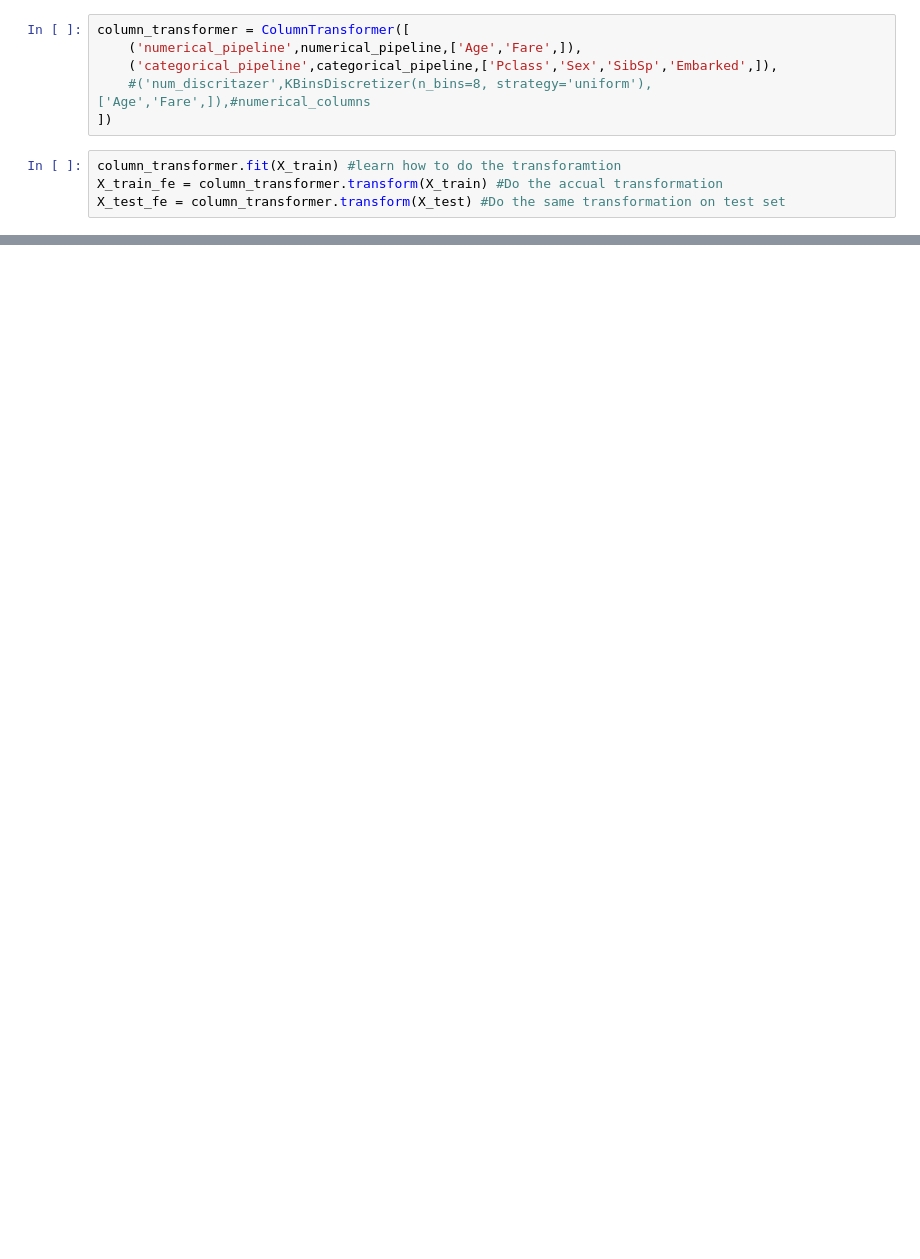
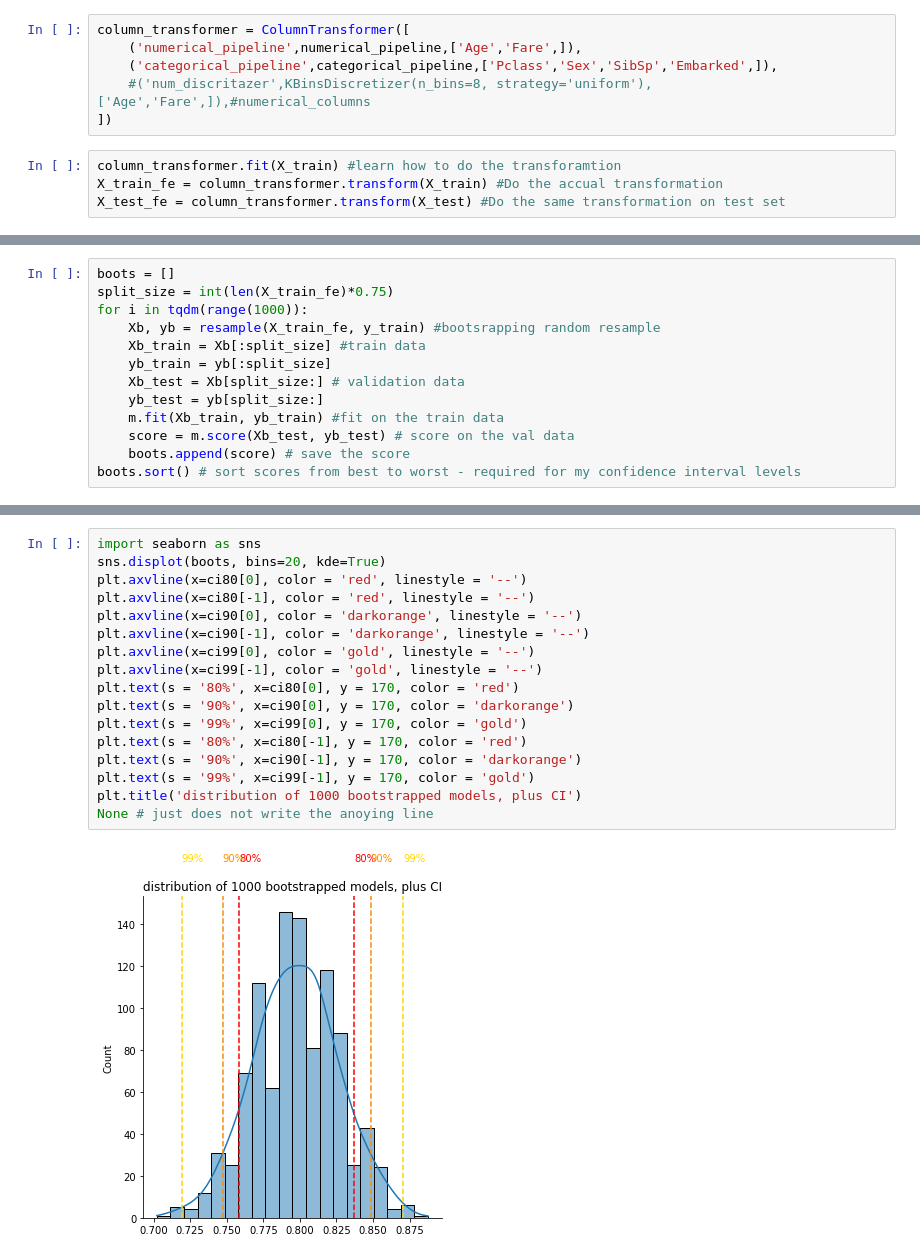
Before and after one commit to MariaDragoumi/Spiced_projects, a Jupyter notebook: workdir_maria/week02/project/project2_v2.ipynb, the cells around one changed output, grey strips where cells are left out. Cells and saved outputs as stored; diff of their text form; blank space fills up the shorter version.

```diff
--- a/workdir_maria/week02/project/project2_v2.ipynb
+++ b/workdir_maria/week02/project/project2_v2.ipynb
@@ -115,0 +108,13 @@ m.score(X_test_fe,y_test)
+# %%
+boots = []
+split_size = int(len(X_train_fe)*0.75)
+for i in tqdm(range(1000)):
+    Xb, yb = resample(X_train_fe, y_train) #bootsrapping random resample
+    Xb_train = Xb[:split_size] #train data
+    yb_train = yb[:split_size]
+    Xb_test = Xb[split_size:] # validation data
+    yb_test = yb[split_size:]
+    m.fit(Xb_train, yb_train) #fit on the train data
+    score = m.score(Xb_test, yb_test) # score on the val data
+    boots.append(score) # save the score
+boots.sort() # sort scores from best to worst - required for my confidence interval levels
@@ -115,0 +136,19 @@ m.score(X_test_fe,y_test)
+# %%
+import seaborn as sns
+sns.displot(boots, bins=20, kde=True)
+plt.axvline(x=ci80[0], color = 'red', linestyle = '--')
+plt.axvline(x=ci80[-1], color = 'red', linestyle = '--')
+plt.axvline(x=ci90[0], color = 'darkorange', linestyle = '--')
+plt.axvline(x=ci90[-1], color = 'darkorange', linestyle = '--')
+plt.axvline(x=ci99[0], color = 'gold', linestyle = '--')
+plt.axvline(x=ci99[-1], color = 'gold', linestyle = '--')
+plt.text(s = '80%', x=ci80[0], y = 170, color = 'red')
+plt.text(s = '90%', x=ci90[0], y = 170, color = 'darkorange')
+plt.text(s = '99%', x=ci99[0], y = 170, color = 'gold')
+plt.text(s = '80%', x=ci80[-1], y = 170, color = 'red')
+plt.text(s = '90%', x=ci90[-1], y = 170, color = 'darkorange')
+plt.text(s = '99%', x=ci99[-1], y = 170, color = 'gold')
+plt.title('distribution of 1000 bootstrapped models, plus CI')
+None # just does not write the anoying line
+# %% [output]
+[figure, added]
```
Also changed, not shown: parts of 29 cells of this notebook.
